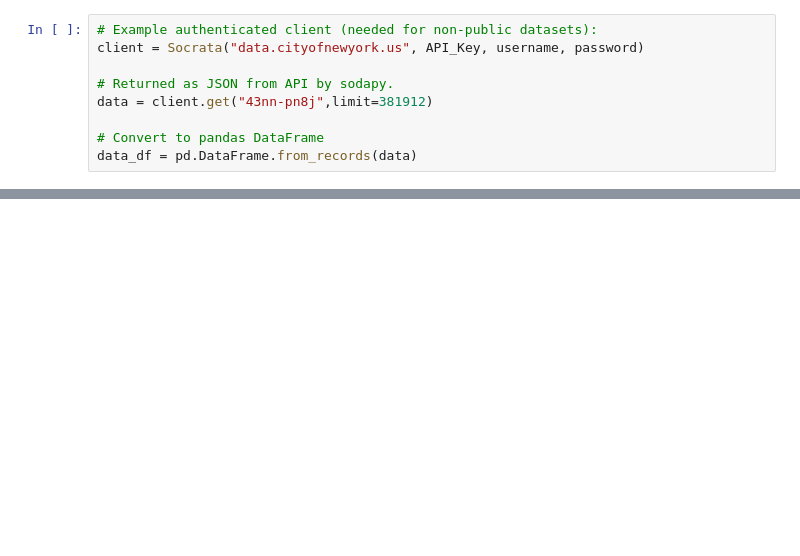
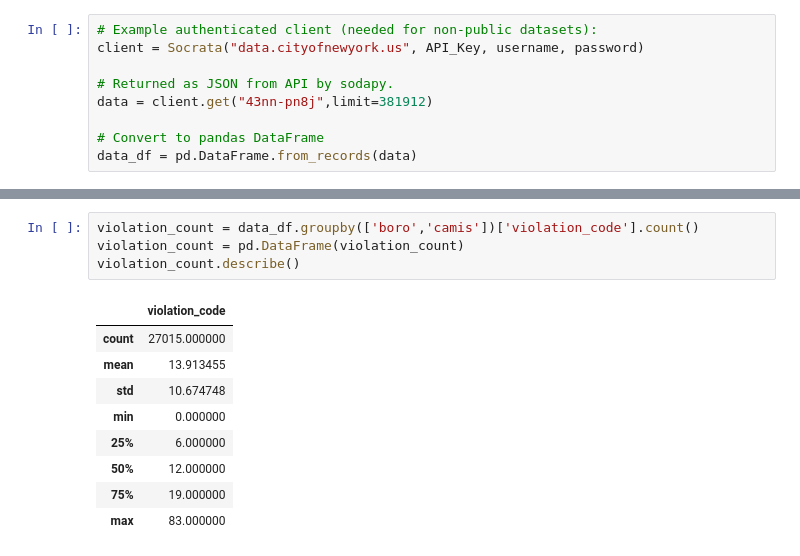
Before and after one commit to vknguyen1902/nyc-restaurants-inspections, a Jupyter notebook: json-restaurants-inspections.ipynb, the cells around one changed output, grey strips where cells are left out. Cells and saved outputs as stored; diff of their text form; blank space fills up the shorter version.

```diff
--- a/json-restaurants-inspections.ipynb
+++ b/json-restaurants-inspections.ipynb
@@ -61,2 +64,16 @@ zipcode                  376362 non-null object
 dtypes: object(18)
 memory usage: 52.4+ MB
+# %%
+violation_count = data_df.groupby(['boro','camis'])['violation_code'].count()
+violation_count = pd.DataFrame(violation_count)
+violation_count.describe()
+# %% [output]
+|  | violation_code |
+| count | 27015.000000 |
+| mean | 13.913455 |
+| std | 10.674748 |
+| min | 0.000000 |
+| 25% | 6.000000 |
+| 50% | 12.000000 |
+| 75% | 19.000000 |
+| max | 83.000000 |
```
Also changed, not shown: parts of 8 cells of this notebook.
